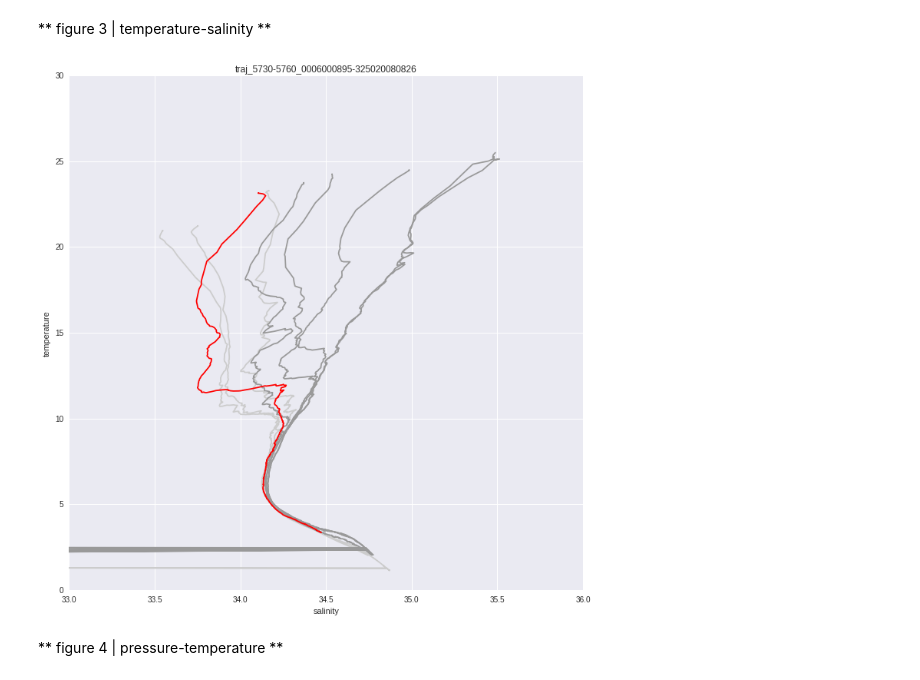
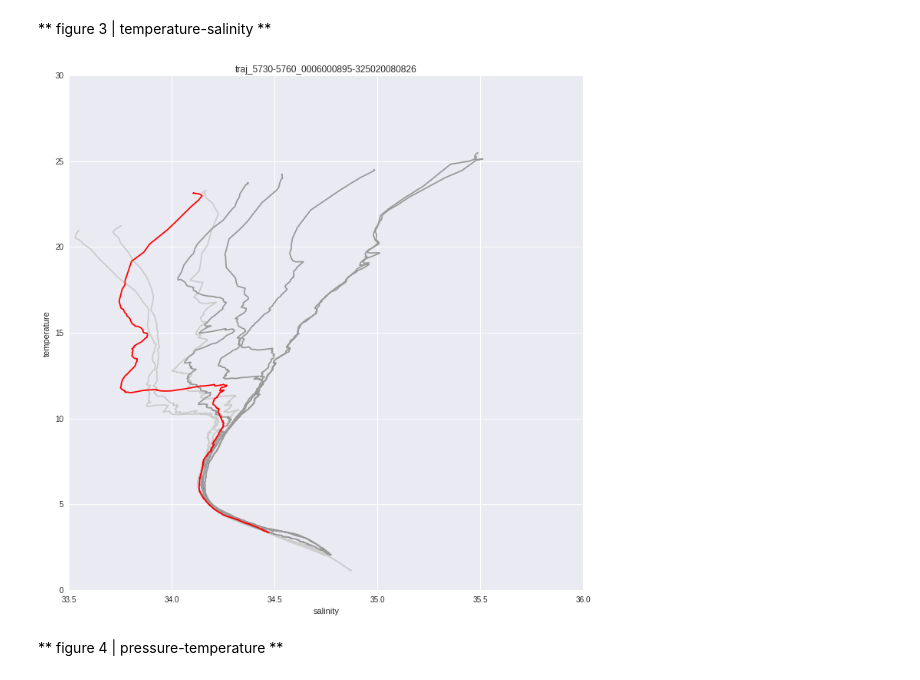
Before and after one commit to eapsclimate/cchdo-data, a Jupyter notebook: rcs-eddies/traj_5730-5760_0006000895-325020080826.ipynb, the cells around one changed output. Cells and saved outputs as stored; diff of their text form; code cells hidden in the pictures.

```diff
--- a/rcs-eddies/traj_5730-5760_0006000895-325020080826.ipynb
+++ b/rcs-eddies/traj_5730-5760_0006000895-325020080826.ipynb
@@ -114,32 +114,34 @@ plt.show()
 # %%
 sns.set()
 plt.rcParams['figure.figsize'] = (12, 12)
 for expo in cchdo_ctd.find({'expocode': expo_code}).sort('time', 1):
     ds = xr.open_dataset(expo['path'])
     lon = ds.longitude.values[0]
     lat = ds.latitude.values[0]
     p = ds.pressure.values
     t = ds.temperature.values
+    s_original = ds.CTDSAL.values
+    s_masked = np.ma.masked_less(s_original, 0)
+    ds.CTDSAL.values = s_masked
     s = ds.CTDSAL.values
     sa = gsw.SA_from_SP(s, p, lon, lat)
     ct = gsw.CT_from_t(sa, t, p)
     station = str(ds.STATION_NUMBER)
     cast = str(ds.CAST_NUMBER)
-    if (station == STA and cast == CAS):
+    if station == STA and cast == CAS:
         LON = lon
         plt.plot(sa, ct, color='#ff0000', zorder=3)
-    elif (station in ['024', '025', '026']):
+    elif station in ['024', '025', '026']:
         plt.plot(sa, ct, color='#cccccc', zorder=1)
-    elif (station in ['028', '029', '030', '031']):
+    elif station in ['028', '029', '030', '031']:
         plt.plot(sa, ct, color='#999999', zorder=2)
 plt.title(eddy_code + '-' + expo_code)
 plt.xlabel('salinity')
-plt.xlim([33, 36])
 plt.ylabel('temperature')
 plt.savefig('figures/figure-3/' + eddy_code + '-' + expo_code + '.jpeg')
 plt.show()
 # %% [output]
-[figure, old version]
+[figure, new version]
 # %% [markdown]
 ** figure 4 | pressure-temperature **
 # %%
```
Also changed, not shown: parts of 6 cells of this notebook, 4 other files.
